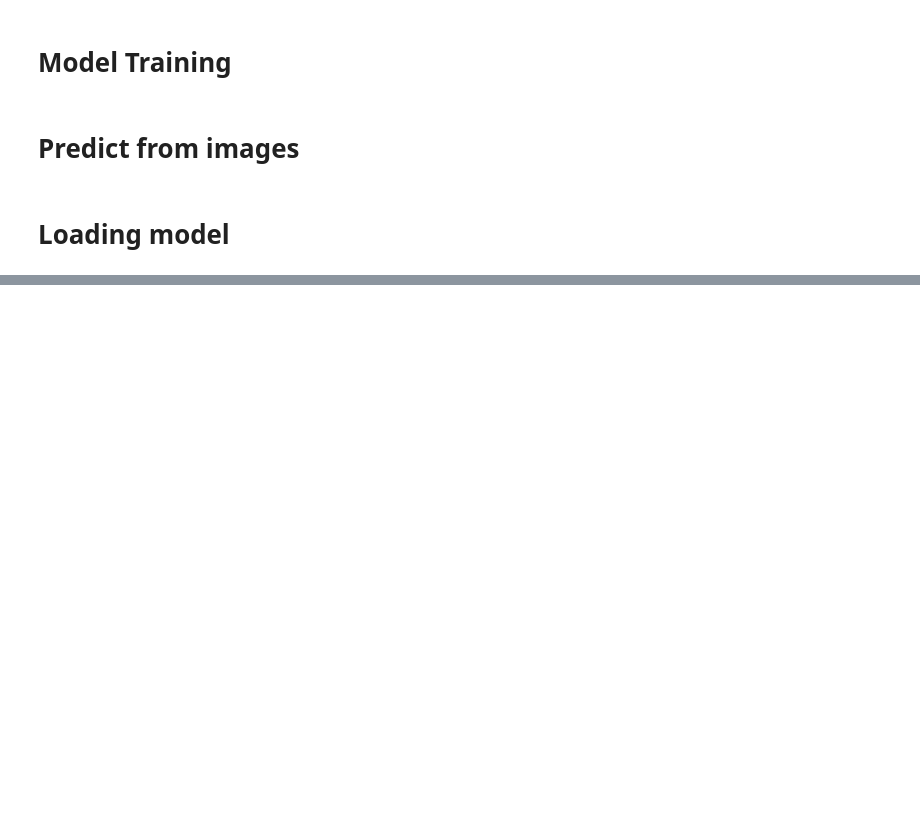
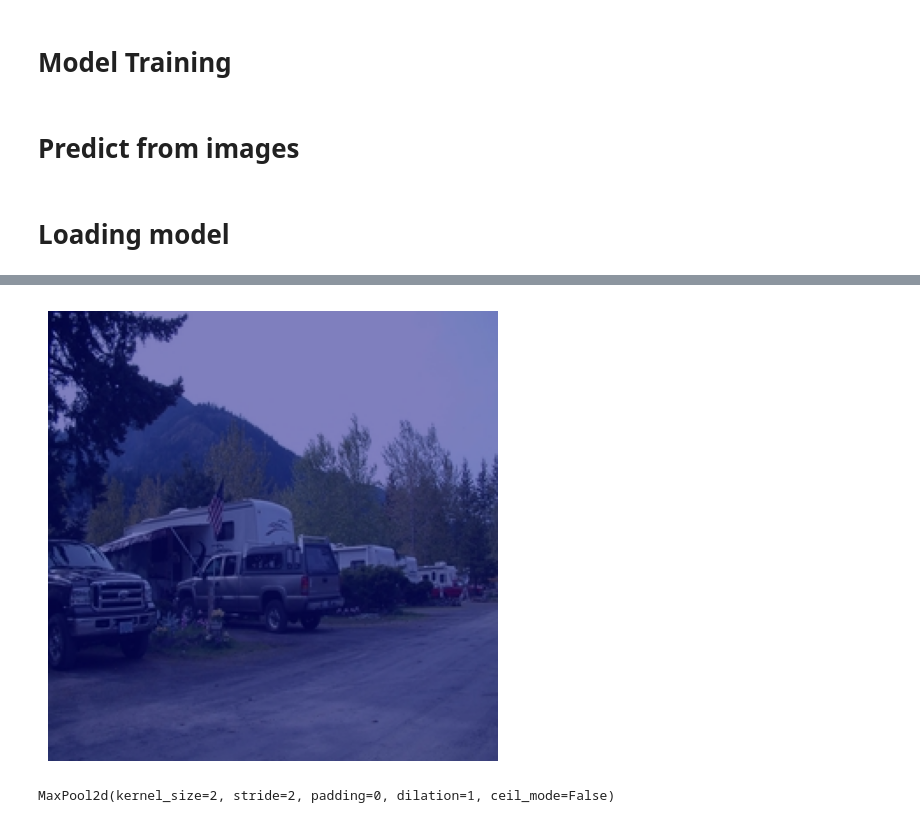
Before and after one commit to rishabhshah13/Scene-Recognition, a Jupyter notebook: Notebooks/DataLoader.ipynb, the cells around one changed output, grey strips where cells are left out. Saved outputs shown, nothing was run; the diff lists cells and outputs as text; code cells hidden in the pictures; blank space fills up the shorter version.

```diff
--- a/Notebooks/DataLoader.ipynb
+++ b/Notebooks/DataLoader.ipynb
@@ -435,24 +517,2 @@ DenseNet(
   )
 )
-# %%
-import torch
-import torch.nn.functional as F
-import torchvision.models as models
-
-from ScoreCam.utils import *
-from ScoreCam.cam.scorecam import *
-
-
-model = torch.load('C:\\Users\\rs659\\Desktop\\AIPI 590\\Group Project 1\\Github Repo\\Scene-Recognition\\models\\saved_models\\resnet18\\run_2024-02-12_085847\\resnet18_best_val_loss_3.pt').eval()
-resnet_model_dict = dict(type='resnet', arch=model, layer_name='layer3.0',input_size=(224, 224))
-resnet_scorecam = ScoreCAM(resnet_model_dict)
-
-input_image = load_image('C:\\Users\\rs659\\Desktop\\AIPI 590\\Group Project 1\\Github Repo\\Scene-Recognition\\data\\raw\\train\\campsite\\gsun_0a1cd2be5ac2a8a7ac765c9625f2c199.jpg')
-input_ = apply_transforms(input_image)
-if torch.cuda.is_available():
-  input_ = input_.cuda()
-predicted_class = model(input_).max(1)[-1]
-
-scorecam_map = resnet_scorecam(input_)
-with torch.no_grad():
-  basic_visualize(input_.cpu(), scorecam_map.type(torch.FloatTensor).cpu())
@@ -480,0 +543,13 @@ dict(model.named_modules())
+# %%
+
+with SmoothGradCAMpp(model) as cam_extractor:
+    out = model(input_tensor.to(device).unsqueeze(0))
+    # Retrieve the CAM by passing the class index and the model output
+    activation_map = cam_extractor(out.squeeze(0).argmax().item(), out)
+
+
+# Resize the CAM and overlay it
+result = overlay_mask(to_pil_image(img), to_pil_image(activation_map[0].squeeze(0), mode='F'), alpha=0.5)
+# Display it
+plt.imshow(result); plt.axis('off'); plt.tight_layout(); plt.show()
+# %% [output]
@@ -480,0 +557,5 @@ dict(model.named_modules())
+[figure, added]
+# %%
+model.features[30]
+# %% [output]
+MaxPool2d(kernel_size=2, stride=2, padding=0, dilation=1, ceil_mode=False)
```
Also changed, not shown: parts of 16 cells of this notebook, 7 other files.
